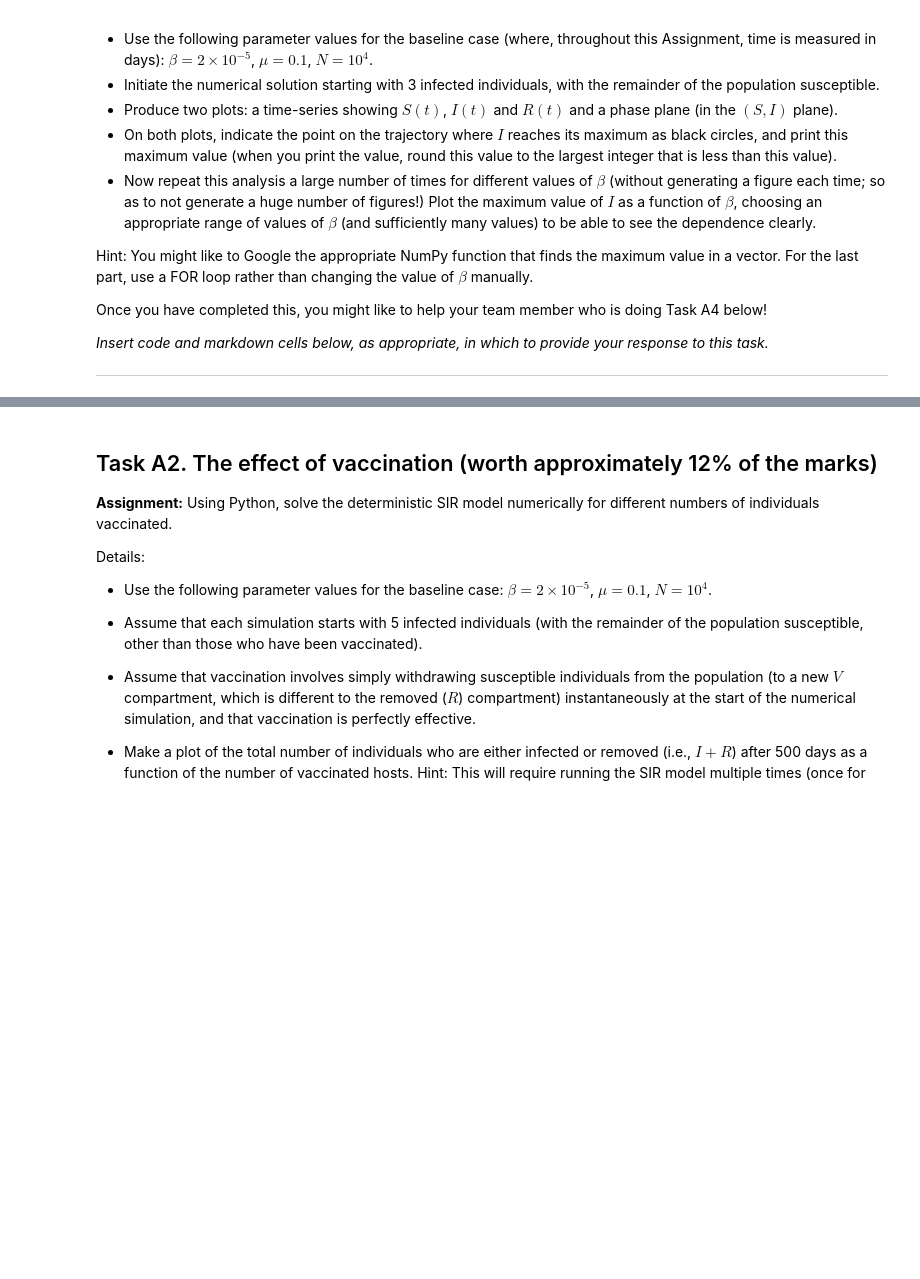
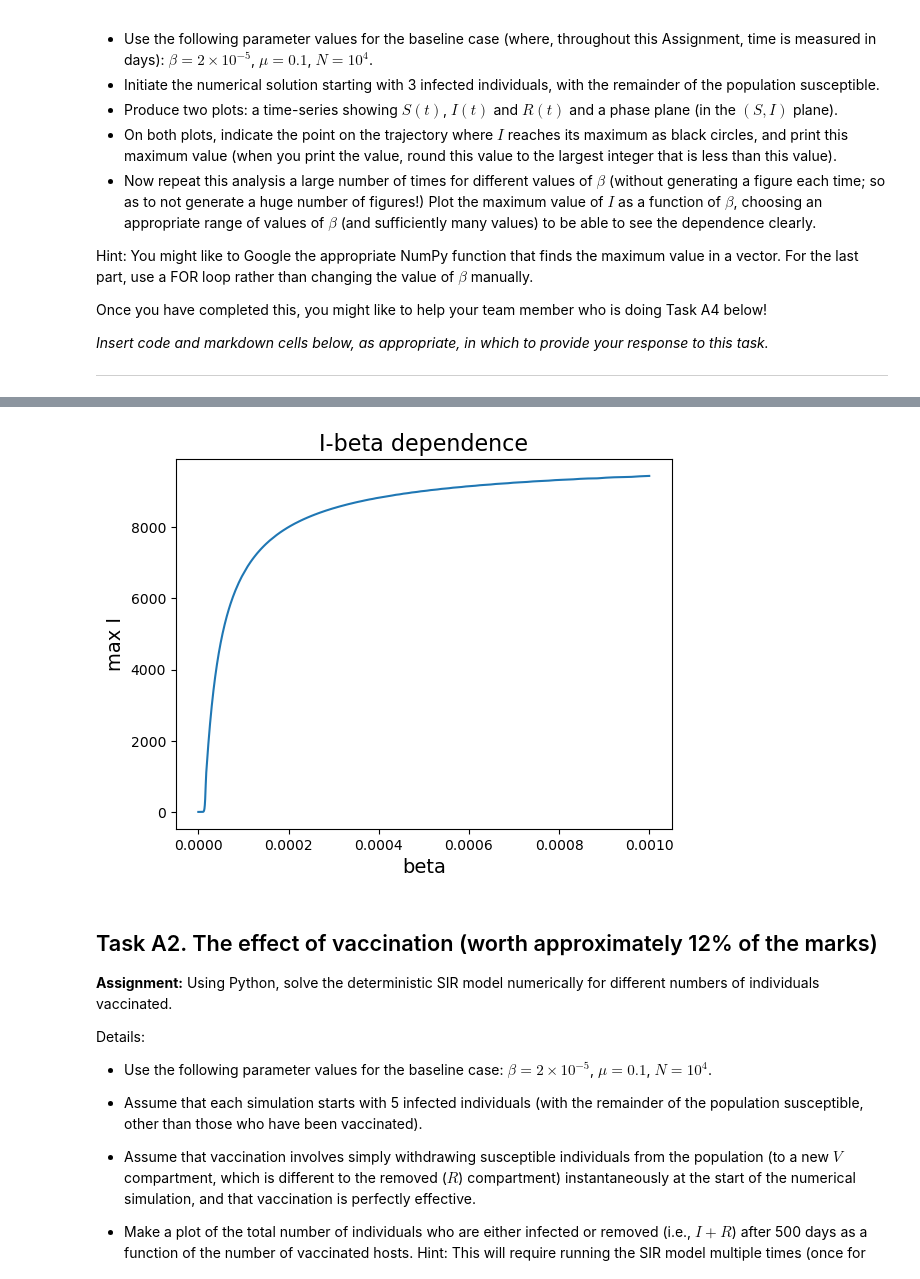
Before and after one commit to Mehchu/Epidemiology-project, a Jupyter notebook: Epidemiology_Project_Specification.ipynb, the cells around one changed output, grey strips where cells are left out. Drawn from its saved outputs; the diff is of its cells as text; code cells hidden in the pictures; blank space fills up the shorter version.

```diff
--- a/Epidemiology_Project_Specification.ipynb
+++ b/Epidemiology_Project_Specification.ipynb
@@ -78,6 +78,8 @@ Nsteps = 1000
 t = np.linspace(0, tf, Nsteps+1)
 
 # Set initial conditions and put into array y0
+beta = 2*(10**-5)
+
 S0 = 10**4 - 3
 I0 = 3
 R0 = 0
@@ -116,3 +133,39 @@ plt.title("Phase plane for SIR model", fontsize = 16)
+# %%
+betas = np.linspace(0, 1*(10**-3), 5000+1)
+
+plt.xlabel("beta", fontsize = 14)
+plt.ylabel("max I", fontsize = 14)
+plt.title("I-beta dependence", fontsize = 16)
+
+maxIs = np.array([])
+
+for b in betas:
+    def SIR(y, t):
+        # returns RHS of the SIR model
+        S, I, R = y
+
+        beta = b
+        mu = 0.1
+
+        N = S + I + R
+        Sdot = -beta * S * I
+        Idot = beta * S * I - mu * I
+        Rdot = mu * I
+
+        return Sdot, Idot, Rdot
+
+    y_sol = odeint(SIR, y0, t)
+
+    I = y_sol[:,1]
+    maxI = I.max()
+
+    maxIs = np.append(maxIs, maxI)
+
+plt.plot(betas, maxIs)
+
+plt.show()
+# %% [output]
+[figure, added]
 # %% [markdown]
 ## Task A2. The effect of vaccination (worth approximately 12% of the marks)
 **Assignment:** Using Python, solve the deterministic SIR model numerically for different numbers of individuals vaccinated.
```
Also changed, not shown: parts of 1 cell of this notebook.
